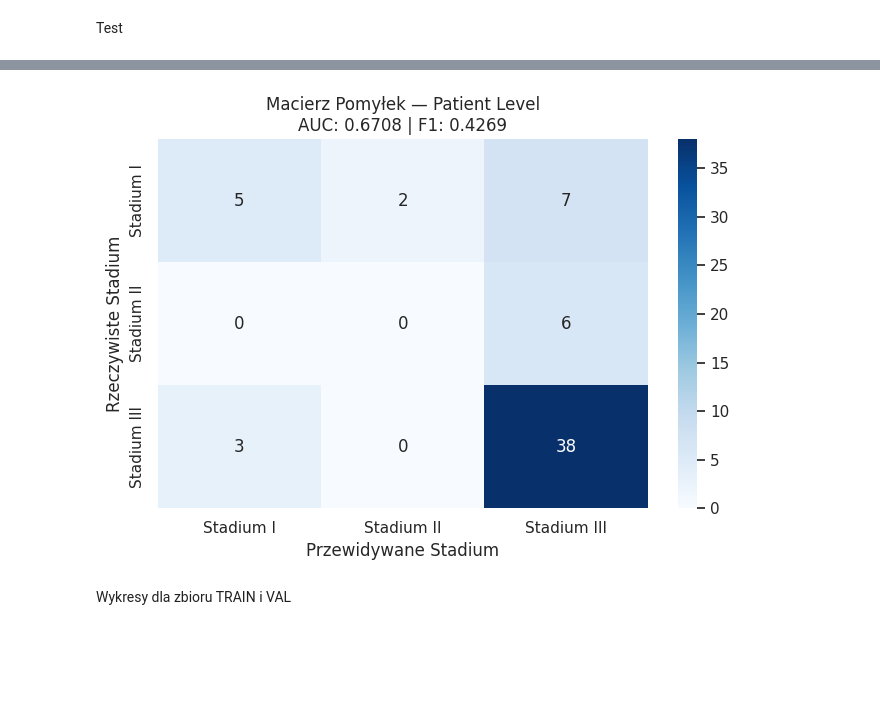
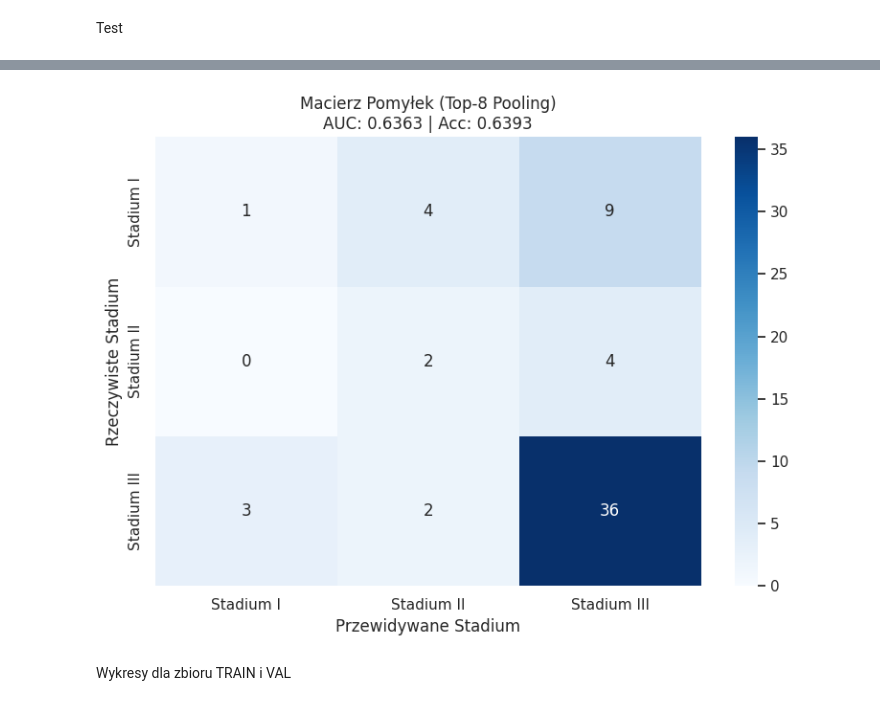
Before and after one commit to Nachos-mic/Lung_CT_Diagnostic_ML, a Jupyter notebook: Lung_Diagnostics_V2.ipynb, the cells around one changed output, grey strips where cells are left out. Cells and saved outputs as stored; diff of their text form; code cells hidden in the pictures; blank space fills up the shorter version.

Commit message:
Wyniki

```diff
--- a/Lung_Diagnostics_V2.ipynb
+++ b/Lung_Diagnostics_V2.ipynb
@@ -1054,22 +1067,22 @@ Epoka  T-Loss   V-Loss   V-AUC    V-F1    V-Acc   Best-AUC   Best-F1
 Test
 # %%
 # ==========================================
-# KOMÓRKA 2: EWALUACJA NA ZBIORZE TESTOWYM
+# KOMÓRKA 2: EWALUACJA — TOP-K POOLING
 # ==========================================
-
 import torch
 import numpy as np
-import copy
+import pandas as pd
 from sklearn.metrics import f1_score, roc_auc_score, accuracy_score, classification_report, confusion_matrix
 import matplotlib.pyplot as plt
 import seaborn as sns
 
 device = torch.device("cuda" if torch.cuda.is_available() else "cpu")
 target_names = ['Stadium I', 'Stadium II', 'Stadium III']
+K_VALUE = 8  # Parametr K - bierzemy 5 najbardziej pewnych wycinków dla każdej klasy
 
-print("\n--- Rozpoczęcie ewaluacji na niezależnym zbiorze TESTOWYM ---")
+print(f"\n--- Rozpoczęcie ewaluacji: TOP-{K_VALUE} POOLING ---")
 
-# Ładowanie modelu
+# 1. Ładowanie modelu i predykcja (bez zmian)
 test_model = ResNetHybrid(
     num_classes=3,
     dropout_rate=best_params.get('dropout_rate', 0.4)
@@ -1078,65 +1091,67 @@ test_model.load_state_dict(torch.load('/content/best_hybrid_final.pth'))
 test_model.eval()
 
 test_labels, test_preds, test_probs = [], [], []
-
 with torch.no_grad():
     for inputs, clinical, labels in test_loader:
         inputs   = inputs.to(device)
         clinical = clinical.to(device)
-
-        outputs = test_model(inputs, clinical)
-        probs   = torch.softmax(outputs, dim=1)
+        outputs  = test_model(inputs, clinical)
+        probs    = torch.softmax(outputs, dim=1)
         _, preds = torch.max(outputs, 1)
 
         test_labels.extend(labels.cpu().numpy())
         test_preds.extend(preds.cpu().numpy())
         test_probs.extend(probs.cpu().numpy())
 
-slice_f1  = f1_score(test_labels, test_preds, average='macro')
-slice_auc = roc_auc_score(test_labels, test_probs, multi_class='ovr', average='macro')
-slice_acc = accuracy_score(test_labels, test_preds)
+# 2. Przygotowanie danych do agregacji
+df_test_results = test_dataset.data_frame.copy()
+df_test_results['prob_I']     = [p[0] for p in test_probs]
+df_test_results['prob_II']    = [p[1] for p in test_probs]
+df_test_results['prob_III']   = [p[2] for p in test_probs]
+df_test_results['true_label'] = test_labels
 
-print("WYNIKI (przed votingiem)")
-print(f"AUC: {slice_auc:.4f} | F1: {slice_f1:.4f} | Acc: {slice_acc:.4f}")
-print(classification_report(test_labels, test_preds, target_names=target_names, digits=4))
+# 3. Agregacja Top-K na poziomie pacjenta
+# Dla każdego pacjenta wybieramy K najwyższych prawdopodobieństw dla każdej klasy osobno
+def get_top_k_mean(group, k):
+    pk_I   = group['prob_I'].nlargest(k).mean()
+    pk_II  = group['prob_II'].nlargest(k).mean()
+    pk_III = group['prob_III'].nlargest(k).mean()
 
-# Soft-Voting
-df_test_results = test_dataset.data_frame.copy()
-df_test_results['prob_I']      = [p[0] for p in test_probs]
-df_test_results['prob_II']     = [p[1] for p in test_probs]
-df_test_results['prob_III']    = [p[2] for p in test_probs]
-df_test_results['true_label']  = test_labels
+    # Normalizacja, aby suma prawdopodobieństw wynosiła 1
+    total = pk_I + pk_II + pk_III
+    return pd.Series({
+        'final_prob_I':   pk_I / total,
+        'final_prob_II':  pk_II / total,
+        'final_prob_III': pk_III / total,
+        'true_label':     group['true_label'].iloc[0]
+    })
 
-patient_level_df = df_test_results.groupby('patient_id').agg({
-    'prob_I':      'mean',
-    'prob_II':     'mean',
-    'prob_III':    'mean',
-    'true_label':  'first'
-}).reset_index()
+patient_level_df = df_test_results.groupby('patient_id').apply(lambda x: get_top_k_mean(x, K_VALUE)).reset_index()
 
-patient_probs_arr = patient_level_df[['prob_I', 'prob_II', 'prob_III']].values
+patient_probs_arr = patient_level_df[['final_prob_I', 'final_prob_II', 'final_prob_III']].values
 patient_preds     = np.argmax(patient_probs_arr, axis=1)
 patient_true      = patient_level_df['true_label'].values
 
+# 4. Metryki i Porównanie z Benchmarkiem
+patient_auc = roc_auc_score(patient_true, patient_probs_arr, multi_class='ovr', average='macro')
 patient_f1  = f1_score(patient_true, patient_preds, average='macro')
-patient_auc = roc_auc_score(patient_true, patient_probs_arr, multi_class='ovr', average='macro')
 patient_acc = accuracy_score(patient_true, patient_preds)
 
-print("WYNIKI (soft voting)")
+print(f"\nWYNIKI (Top-{K_VALUE} Pooling — Patient Level)")
 print(f"AUC: {patient_auc:.4f} | F1: {patient_f1:.4f} | Acc: {patient_acc:.4f}")
-print(f"\nBenchmark publikacji: AUC 0.881")
+print(f"\nBenchmark publikacji: AUC 0.881 [cite: 16]")
 print(f"Różnica do benchmarku: {patient_auc - 0.881 :+.4f}")
 print(classification_report(patient_true, patient_preds, target_names=target_names, digits=4))
 
-# Macierz pomyłek na poziomie pacjentów
+# 5. Macierz Pomyłek
 cm_patient = confusion_matrix(patient_true, patient_preds)
-plt.figure(figsize=(7, 5))
+plt.figure(figsize=(8, 6))
 sns.heatmap(cm_patient, annot=True, fmt='d', cmap='Blues',
             xticklabels=target_names, yticklabels=target_names)
 plt.xlabel('Przewidywane Stadium')
 plt.ylabel('Rzeczywiste Stadium')
-plt.title(f'Macierz Pomyłek — Patient Level\nAUC: {patient_auc:.4f} | F1: {patient_f1:.4f}')
+plt.title(f'Macierz Pomyłek (Top-{K_VALUE} Pooling)\nAUC: {patient_auc:.4f} | Acc: {patient_acc:.4f}')
 plt.tight_layout()
-plt.savefig('/content/confusion_matrix_patient_final.png', dpi=300)
+plt.savefig('/content/confusion_matrix_topk_final.png', dpi=300)
 plt.show()
 # %% [output]
@@ -1160,4 +1173,4 @@ weighted avg     0.6442    0.7049    0.6596        61
-[figure, old version]
+[figure, new version]
 # %% [markdown]
 Wykresy dla zbioru TRAIN i VAL
 # %%
```
Also changed, not shown: parts of 6 cells of this notebook.
